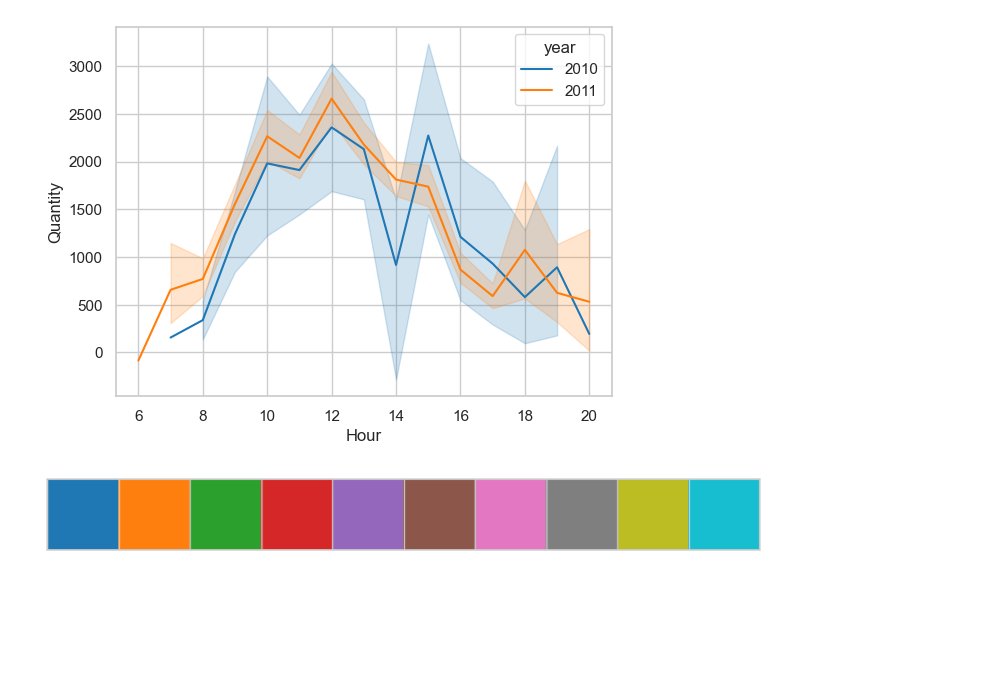
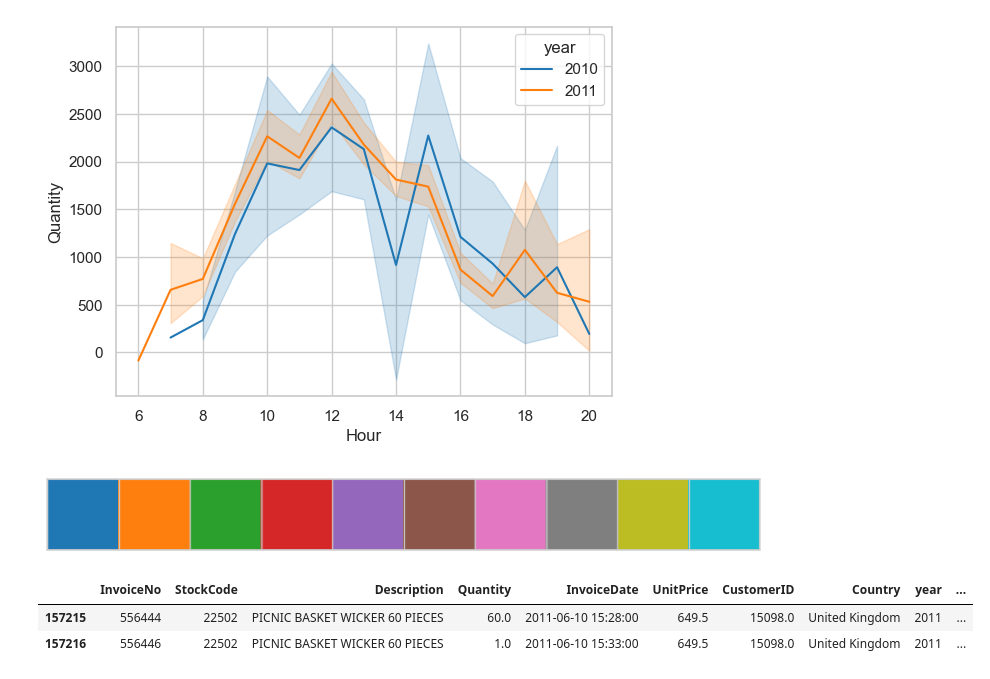
Before and after one commit to GLAZERadr/Data_Science_For_Industry_Task_3, a Jupyter notebook: Data_Exploration.ipynb, the cells around one changed output. Drawn from its saved outputs; the diff is of its cells as text; code cells hidden in the pictures; blank space fills up the shorter version.

```diff
--- a/Data_Exploration.ipynb
+++ b/Data_Exploration.ipynb
@@ -268,5 +268,11 @@ sns.palplot(sns.color_palette('tab10', 10))
 [figure]
 # %%
 perbandingan_harga_item = df[['Description', 'UnitPrice']]
+# %%
+df[df['Description']=='PICNIC BASKET WICKER 60 PIECES']
+# %% [output]
+|  | InvoiceNo | StockCode | Description | Quantity | InvoiceDate | UnitPrice | CustomerID | Country | year | ... |
+| 157215 | 556444 | 22502 | PICNIC BASKET WICKER 60 PIECES | 60.0 | 2011-06-10 15:28:00 | 649.5 | 15098.0 | United Kingdom | 2011 | ... |
+| 157216 | 556446 | 22502 | PICNIC BASKET WICKER 60 PIECES | 1.0 | 2011-06-10 15:33:00 | 649.5 | 15098.0 | United Kingdom | 2011 | ... |
 # %%
 perbandingan_harga_item = perbandingan_harga_item.drop_duplicates(subset=['Description'])
```
Also changed, not shown: parts of 2 cells of this notebook.
